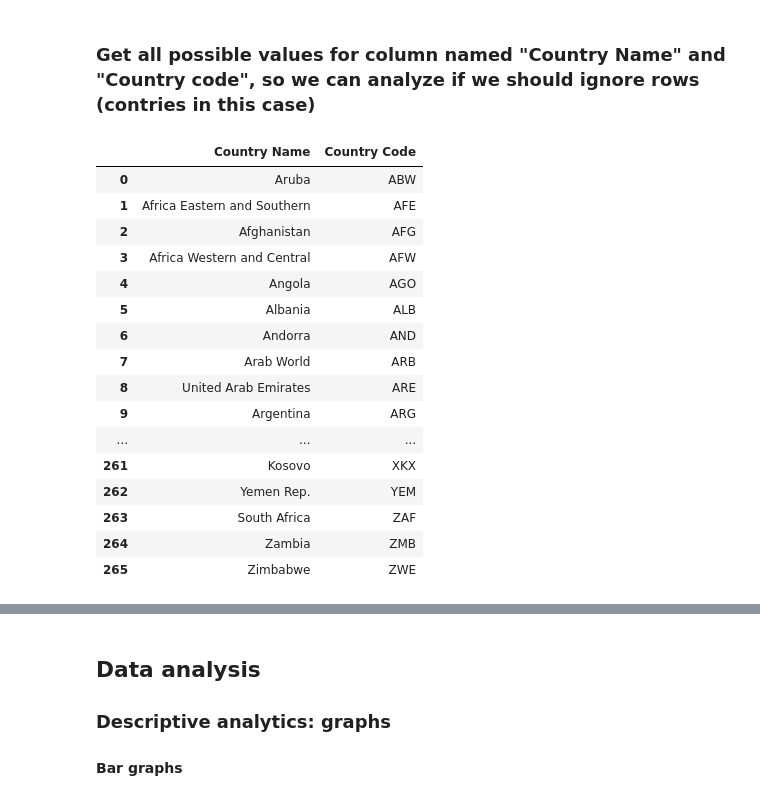
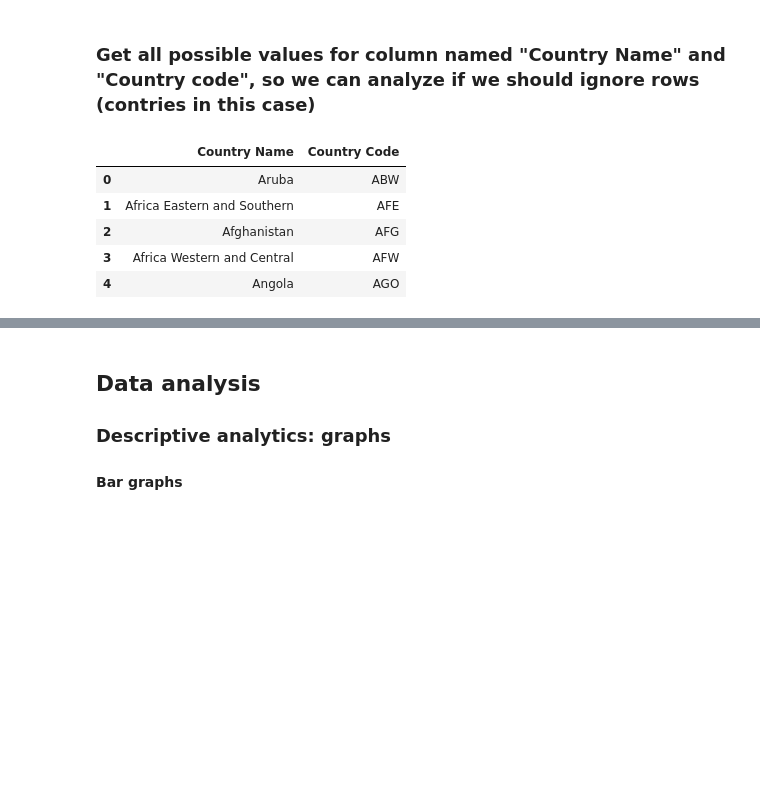
Before and after one commit to GerardoMayel/ie_decision-making-analytics, a Jupyter notebook: notebooks/Data_manipulation.ipynb, the cells around one changed output, grey strips where cells are left out. Drawn from its saved outputs; the diff is of its cells as text; code cells hidden in the pictures; blank space fills up the shorter version.

Commit message:
Include completed notebook for Module 1 Data Manipulation activity FDE

```diff
--- a/notebooks/Data_manipulation.ipynb
+++ b/notebooks/Data_manipulation.ipynb
@@ -33,16 +33,20 @@ As mentioned, data exploration is crucial to determine if the information is acc
 
 ### Import data
 # %%
-df = pd.read_csv(path+'GDP_DATA.csv', header=2) # Import the data, use the data from the third row (the two forst rows have no important information, is noise)
+df = pd.read_csv(path+'GDP_DATA.csv', header=2)
 
-# Function to remove the commas and convert them into numbers
 def remove_commas(x):
     return x.replace(',', '') if isinstance(x, str) else x
 
-df = df.applymap(remove_commas) # apply a function to the DataFrame
-df = df.apply(pd.to_numeric, downcast='integer', errors='ignore') # downcast finds the minimum viable type for each column
+df = df.map(remove_commas)
 
-df.head()# to see the first 5 rows
+# Identificar cuáles columnas son numéricas (los años)
+year_cols = [col for col in df.columns if col.isdigit() or col.replace('.', '', 1).isdigit()]
+
+# Aplicar to_numeric y downcast solo a esas columnas
+df[year_cols] = df[year_cols].apply(pd.to_numeric, downcast='integer', errors='coerce')
+
+df.head()
 # %% [output]
 |  | Country Name | Country Code | Indicator Name | Indicator Code | 1960 | 1961 | 1962 | 1963 | ... |
 | 0 | Aruba | ABW | GDP (current US$) | NY.GDP.MKTP.CD | NaN | NaN | NaN | NaN | ... |
@@ -111,26 +113,15 @@ fig.show()
 # %%
 pd.set_option('display.max_rows', None) # ask pandas to show all rows
 pd.set_option('display.max_columns', None) # ask pandas to show all columns
 
-df[['Country Name','Country Code']]
+df[['Country Name','Country Code']].head(5)
 # %% [output]
 |  | Country Name | Country Code |
 | 0 | Aruba | ABW |
 | 1 | Africa Eastern and Southern | AFE |
 | 2 | Afghanistan | AFG |
 | 3 | Africa Western and Central | AFW |
 | 4 | Angola | AGO |
-| 5 | Albania | ALB |
-| 6 | Andorra | AND |
-| 7 | Arab World | ARB |
-| 8 | United Arab Emirates | ARE |
-| 9 | Argentina | ARG |
-| ... | ... | ... |
-| 261 | Kosovo | XKX |
-| 262 | Yemen Rep. | YEM |
-| 263 | South Africa | ZAF |
-| 264 | Zambia | ZMB |
-| 265 | Zimbabwe | ZWE |
 # %%
 # Create a list excluding the non-valid "countries" (as they are not countries)
 exclude = ['AFE', 'WLD','SAS','HIC','OED','PST','IBT','LMY','MIC','IBD','EAS','UMC','LTE','ECS','NAC','EAP','TEA','EUU','EMU','EAR','LMC','LCN','TLA','LAC','TEC','TSA','MEA','ECA','ARB','IDA','SSF','TSS','SSA','CEB','FCS','MNA','IDX','TMN','PRE','LDC','IDB','HPC','AFW','SST','LIC','OSS','CSS']
```
Also changed, not shown: parts of 10 cells of this notebook.
